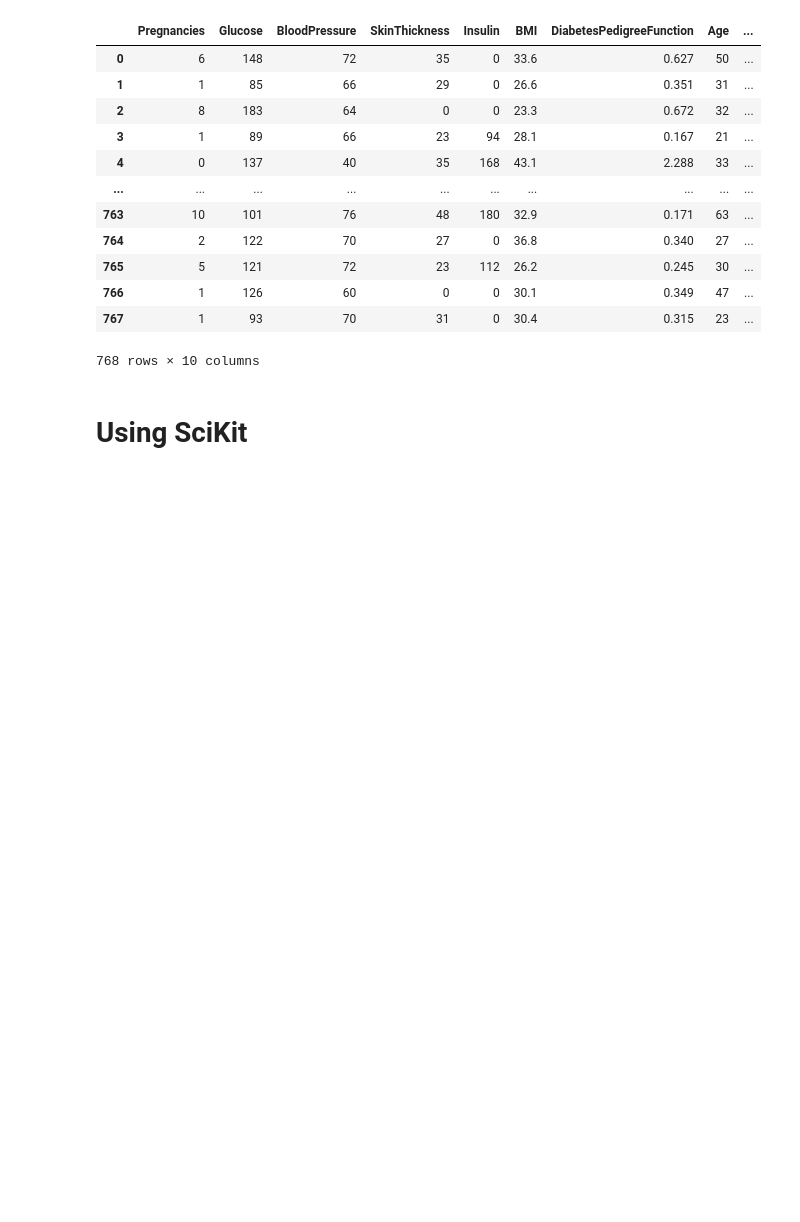
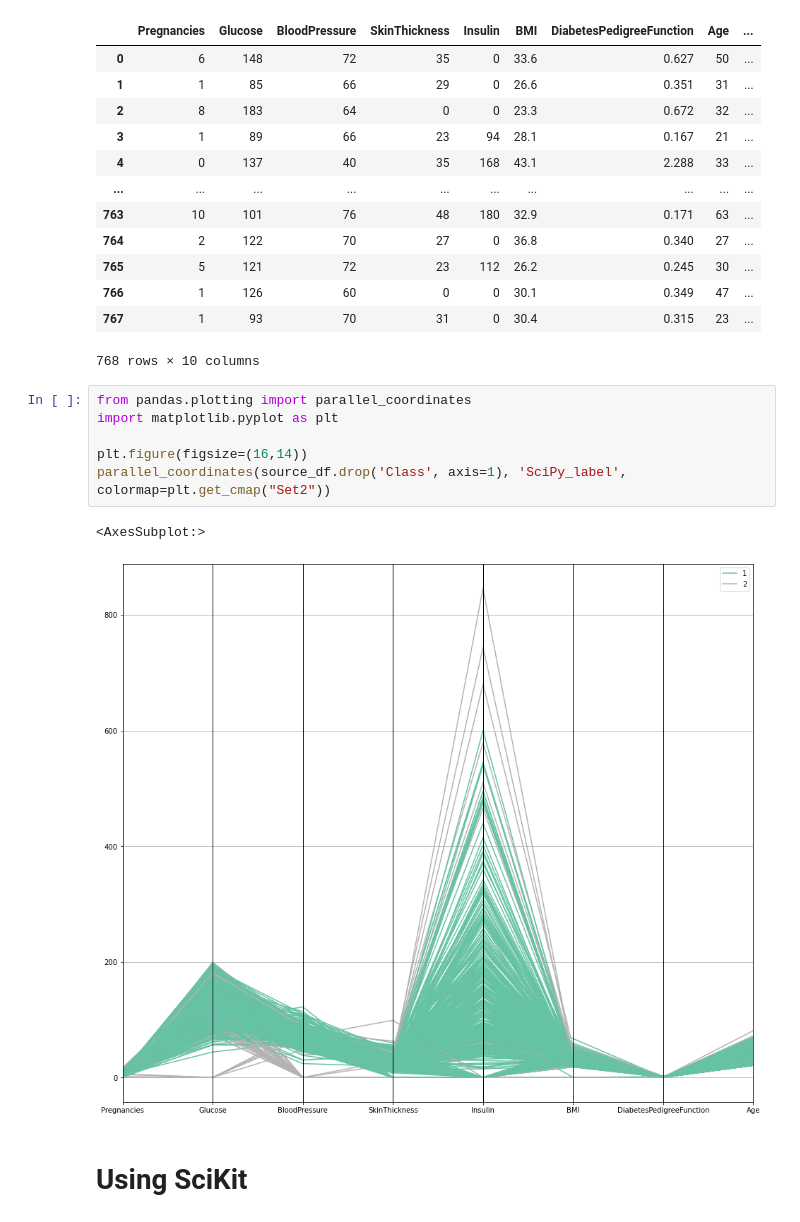
Before and after one commit to segara2410/Computational-intelligence, a Jupyter notebook: hierarchical/hierarchical_pima.ipynb, the cells around one changed output. Drawn from its saved outputs; the diff is of its cells as text; blank space fills up the shorter version.

```diff
--- a/hierarchical/hierarchical_pima.ipynb
+++ b/hierarchical/hierarchical_pima.ipynb
@@ -79,6 +79,15 @@ source_df
 | 766 | 1 | 126 | 60 | 0 | 0 | 30.1 | 0.349 | 47 | ... |
 | 767 | 1 | 93 | 70 | 31 | 0 | 30.4 | 0.315 | 23 | ... |
 768 rows × 10 columns
+# %%
+from pandas.plotting import parallel_coordinates
+import matplotlib.pyplot as plt
+
+plt.figure(figsize=(16,14))
+parallel_coordinates(source_df.drop('Class', axis=1), 'SciPy_label', colormap=plt.get_cmap("Set2"))
+# %% [output]
+<AxesSubplot:>
+[figure, added]
 # %% [markdown]
 # Using SciKit
 # %%
```
Also changed, not shown: parts of 1 cell of this notebook, 2 other files.
